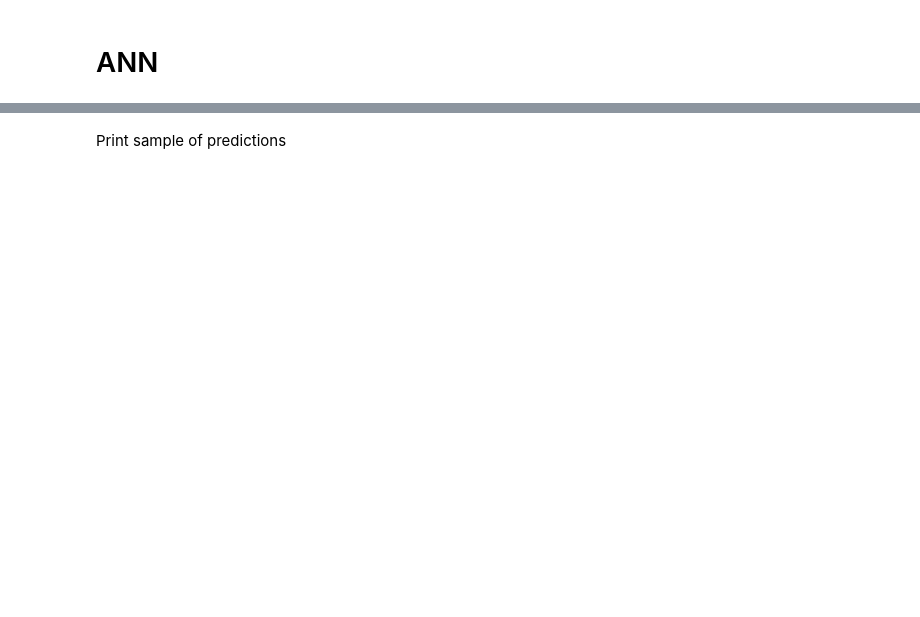
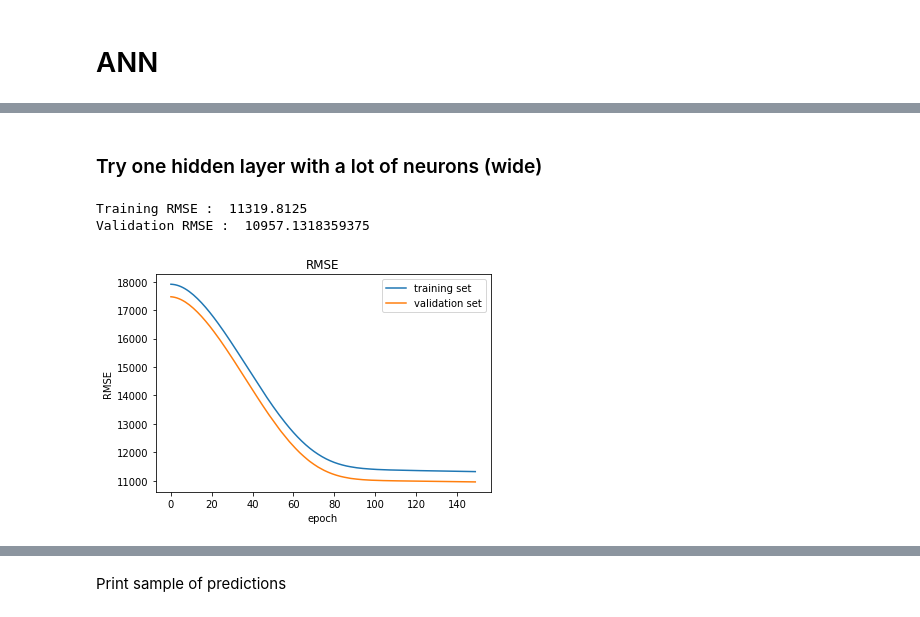
Before and after one commit to WoradeeKongthong/medical_cost_regression, a Jupyter notebook: 09_MedicalCost_ANN.ipynb, the cells around one changed output, grey strips where cells are left out. Drawn from its saved outputs; the diff is of its cells as text; code cells hidden in the pictures; blank space fills up the shorter version.

```diff
--- a/09_MedicalCost_ANN.ipynb
+++ b/09_MedicalCost_ANN.ipynb
@@ -81,0 +184,18 @@ X_train.shape
+# %% [markdown]
+### Try one hidden layer with a lot of neurons (wide)
+# %%
+# create the ANN
+regressor = Sequential()
+regressor.add(Dense(units=16,kernel_initializer='normal',activation='relu',input_dim=8))
+regressor.add(Dense(units=1,kernel_initializer='normal'))
+
+# compile the ANN
+regressor.compile(optimizer='adam', loss='mean_squared_error', metrics=[keras.metrics.RootMeanSquaredError()])
+
+# train the model with automatic varification dataset (training vs validation set)
+history = regressor.fit(X_train, y_train, validation_split=0.2, batch_size=10, epochs=150, verbose=0)
+evaluate_model(history)
+# %% [output]
+Training RMSE :  11319.8125
+Validation RMSE :  10957.1318359375
+[figure, added]
```
Also changed, not shown: parts of 48 cells of this notebook.
